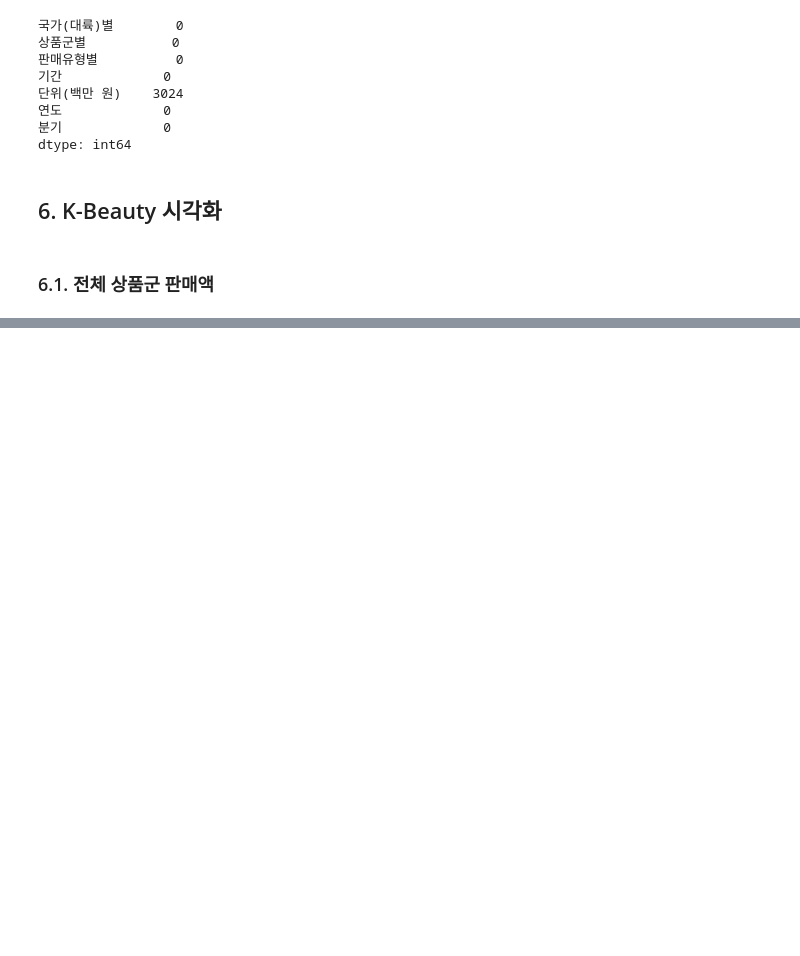
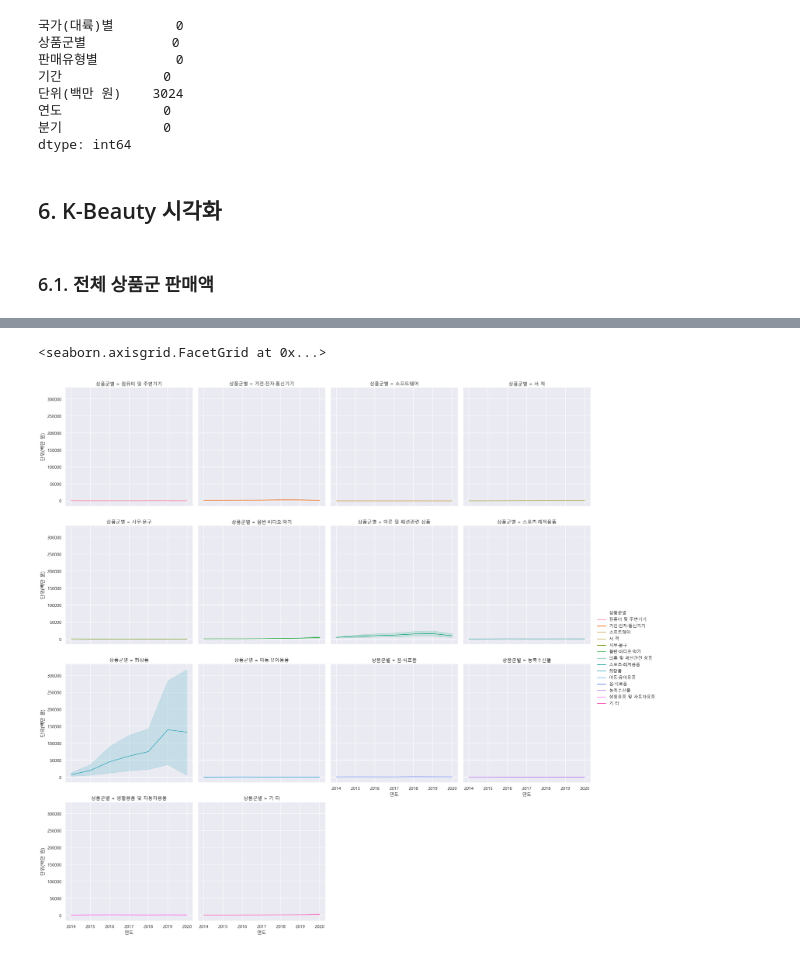
Before and after one commit to ghleex/TIL, a Jupyter notebook: 07_data_science/01_starts_ds_w_python/04_k-beauty_online_sales/01_k-beauty_online_sales.ipynb, the cells around one changed output, grey strips where cells are left out. Drawn from its saved outputs; the diff is of its cells as text; code cells hidden in the pictures; blank space fills up the shorter version.

```diff
--- a/07_data_science/01_starts_ds_w_python/04_k-beauty_online_sales/01_k-beauty_online_sales.ipynb
+++ b/07_data_science/01_starts_ds_w_python/04_k-beauty_online_sales/01_k-beauty_online_sales.ipynb
@@ -223,0 +254,8 @@ dtype: int64
+# %%
+# 위에 그린 그래프를 자세히 보기 위하여 서브플롯으로 표시하기
+
+sns.relplot(data=df_total, x='연도', y='단위(백만 원)',
+            hue='상품군별', kind='line', col='상품군별', col_wrap=4)
+# %% [output]
+<seaborn.axisgrid.FacetGrid at 0x...>
+[figure, added]
```
Also changed, not shown: parts of 6 cells of this notebook.
